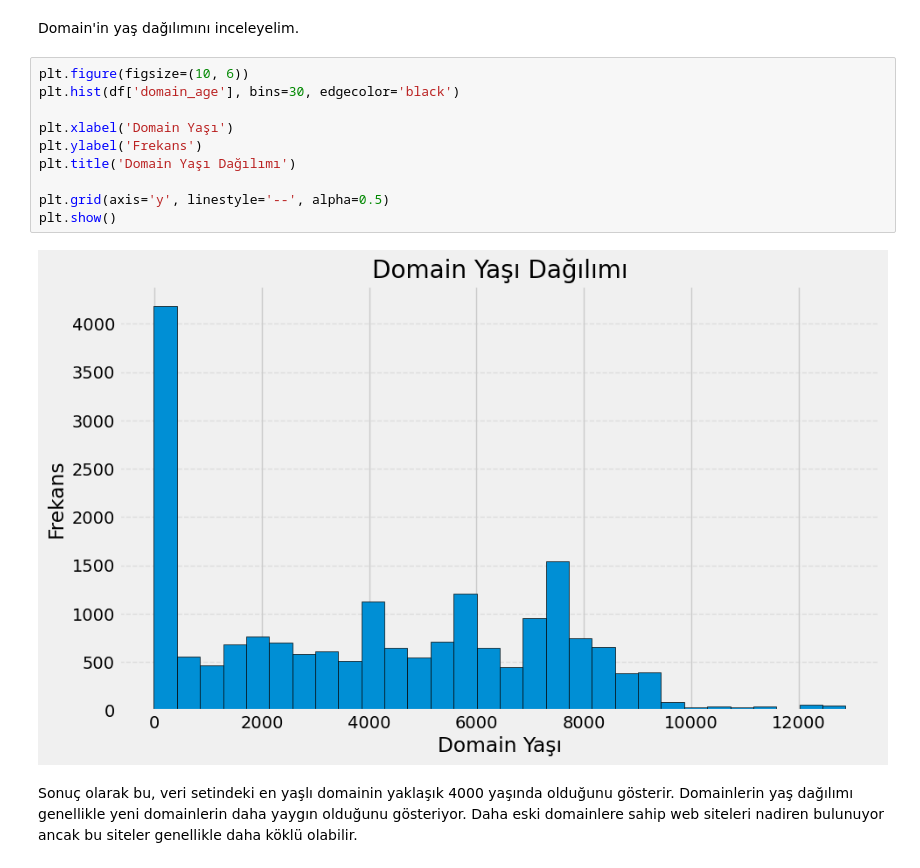
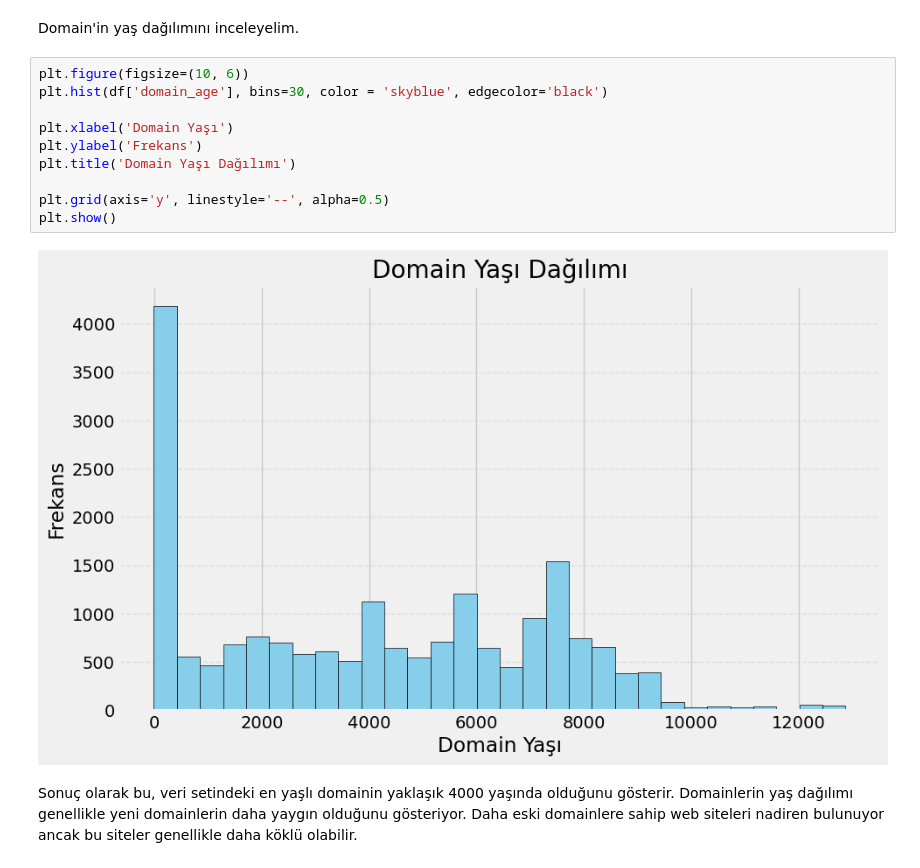
Before and after one commit to Phishbust/datanalysisandmodeling, a Jupyter notebook: data.ipynb, the cells around one changed output. Cells and saved outputs as stored; diff of their text form.

```diff
--- a/data.ipynb
+++ b/data.ipynb
@@ -359,16 +367,16 @@ plt.show()
 <bold>Domain'in yaş dağılımını inceleyelim.</bold>
 # %%
 plt.figure(figsize=(10, 6))
-plt.hist(df['domain_age'], bins=30, edgecolor='black')
+plt.hist(df['domain_age'], bins=30, color = 'skyblue', edgecolor='black')
 
 plt.xlabel('Domain Yaşı')
 plt.ylabel('Frekans')
 plt.title('Domain Yaşı Dağılımı')
 
 plt.grid(axis='y', linestyle='--', alpha=0.5)
 plt.show()
 # %% [output]
-[figure, old version]
+[figure, new version]
 # %% [markdown]
  <bold>Sonuç olarak bu, veri setindeki en yaşlı domainin yaklaşık 4000 yaşında olduğunu gösterir. Domainlerin yaş dağılımı genellikle yeni domainlerin daha yaygın olduğunu gösteriyor. Daha eski domainlere sahip web siteleri nadiren bulunuyor ancak bu siteler genellikle daha köklü olabilir.</bold>
 # %% [markdown]
```
Also changed, not shown: parts of 16 cells of this notebook.
